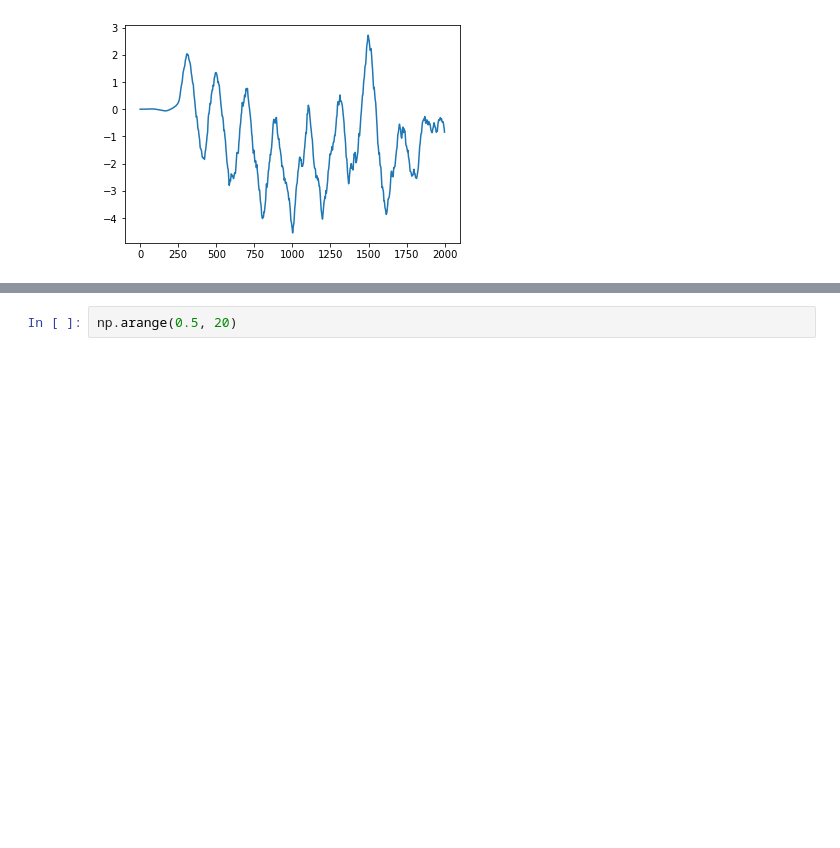
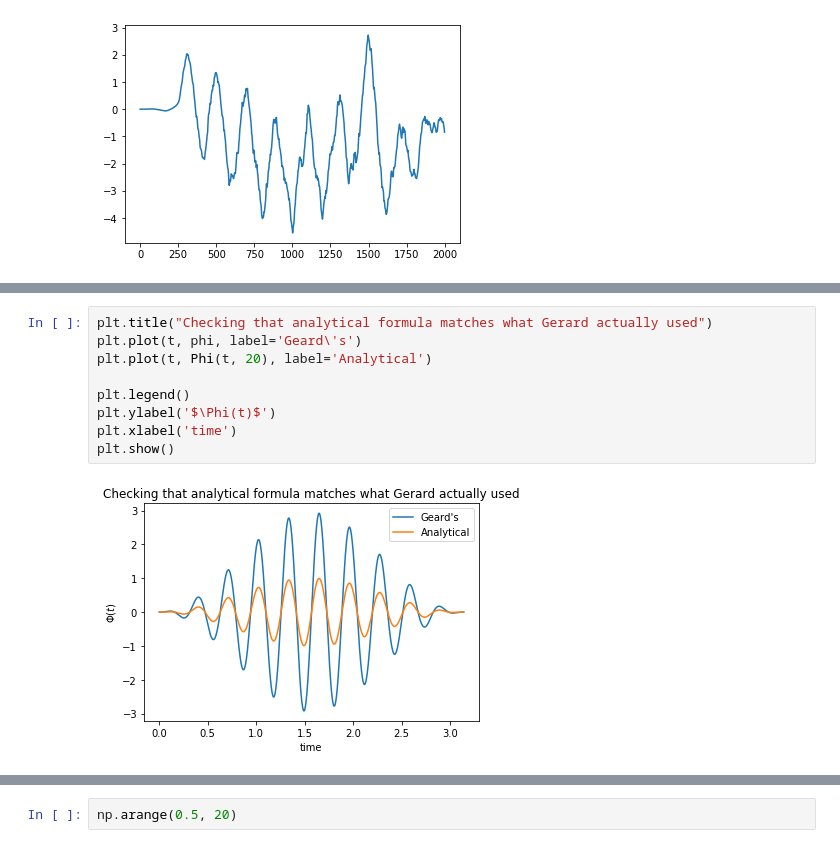
Before and after one commit to dibondar/superoscilations, a Jupyter notebook: superoscilations for quantum control/test.ipynb, the cells around one changed output, grey strips where cells are left out. Drawn from its saved outputs; the diff is of its cells as text; blank space fills up the shorter version.

```diff
--- a/superoscilations for quantum control/test.ipynb
+++ b/superoscilations for quantum control/test.ipynb
@@ -22,0 +33,11 @@ plt.show()
+# %%
+plt.title("Checking that analytical formula matches what Gerard actually used")
+plt.plot(t, phi, label='Geard\'s')
+plt.plot(t, Phi(t, 20), label='Analytical')
+
+plt.legend()
+plt.ylabel('$\Phi(t)$')
+plt.xlabel('time')
+plt.show()
+# %% [output]
+[figure, added]
```
Also changed, not shown: parts of 12 cells of this notebook.
